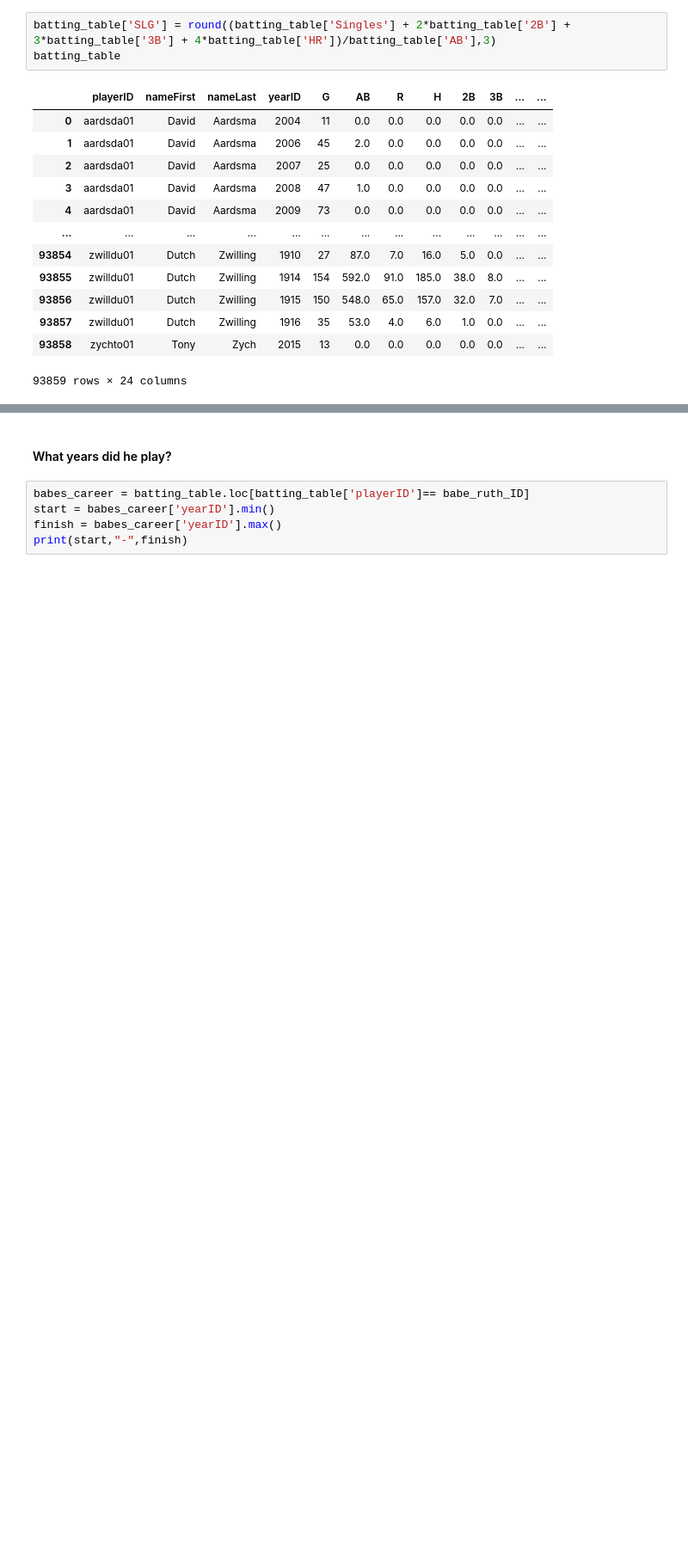
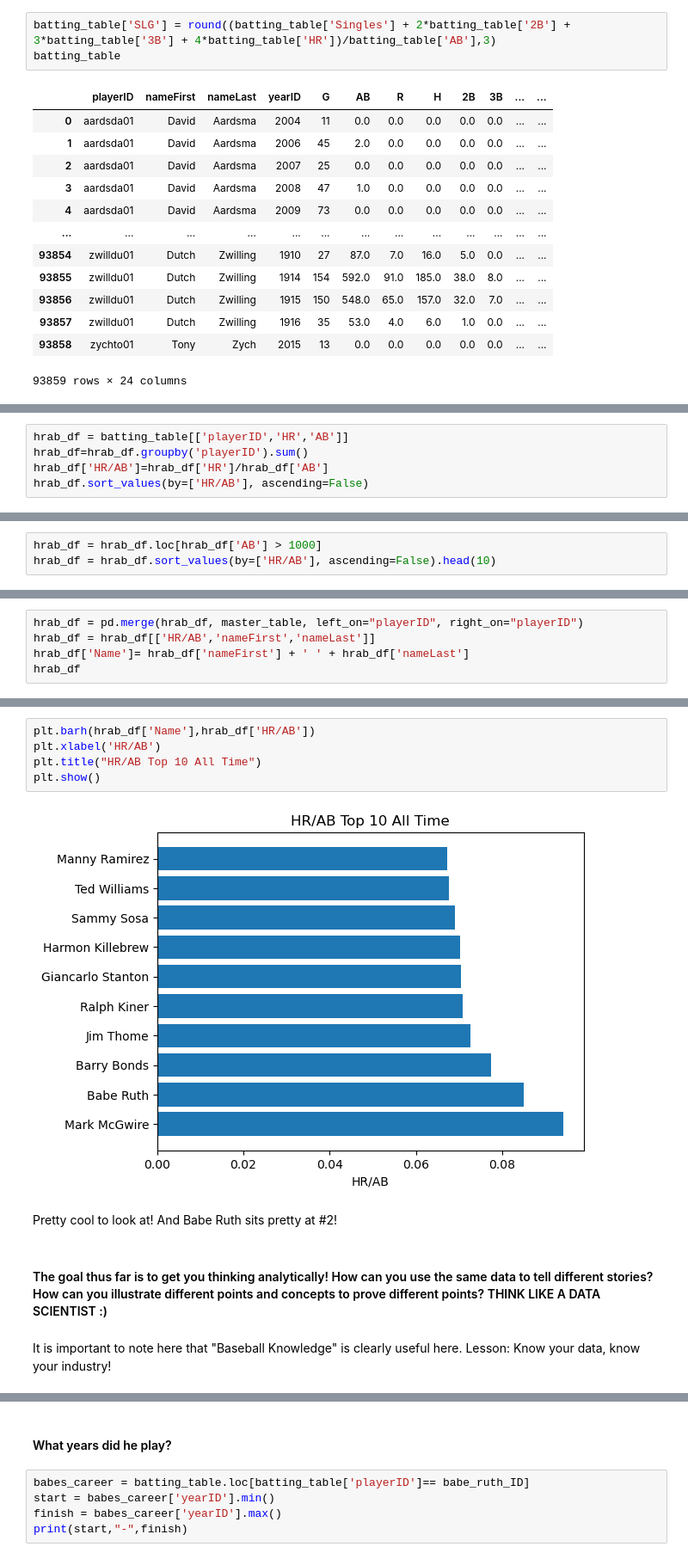
Before and after one commit to ant-vessicchio/learn_data_science_through_sports, a Jupyter notebook: Baseball_Databank_Exploration/Babe_Ruth_Evaluation.ipynb, the cells around one changed output, grey strips where cells are left out. Shown: that part at 86% size. Cells and saved outputs as stored; diff of their text form; blank space fills up the shorter version.

```diff
--- a/Baseball_Databank_Exploration/Babe_Ruth_Evaluation.ipynb
+++ b/Baseball_Databank_Exploration/Babe_Ruth_Evaluation.ipynb
@@ -255,0 +342,5 @@ batting_table
+# %%
+hrab_df = batting_table[['playerID','HR','AB']]
+hrab_df=hrab_df.groupby('playerID').sum()
+hrab_df['HR/AB']=hrab_df['HR']/hrab_df['AB']
+hrab_df.sort_values(by=['HR/AB'], ascending=False)
@@ -255,0 +364,3 @@ batting_table
+# %%
+hrab_df = hrab_df.loc[hrab_df['AB'] > 1000]
+hrab_df = hrab_df.sort_values(by=['HR/AB'], ascending=False).head(10)
@@ -255,0 +369,5 @@ batting_table
+# %%
+hrab_df = pd.merge(hrab_df, master_table, left_on="playerID", right_on="playerID")
+hrab_df = hrab_df[['HR/AB','nameFirst','nameLast']]
+hrab_df['Name']= hrab_df['nameFirst'] + ' ' + hrab_df['nameLast']
+hrab_df
@@ -255,0 +386,13 @@ batting_table
+# %%
+plt.barh(hrab_df['Name'],hrab_df['HR/AB'])
+plt.xlabel('HR/AB')
+plt.title("HR/AB Top 10 All Time")
+plt.show()
+# %% [output]
+[figure, added]
+# %% [markdown]
+Pretty cool to look at! And Babe Ruth sits pretty at #2!
+# %% [markdown]
+#### The goal thus far is to get you thinking analytically! How can you use the same data to tell different stories? How can you illustrate different points and concepts to prove different points? THINK LIKE A DATA SCIENTIST :)
+# %% [markdown]
+It is important to note here that "Baseball Knowledge" is clearly useful here. Lesson: Know your data, know your industry!
```
Also changed, not shown: parts of 22 cells of this notebook.
